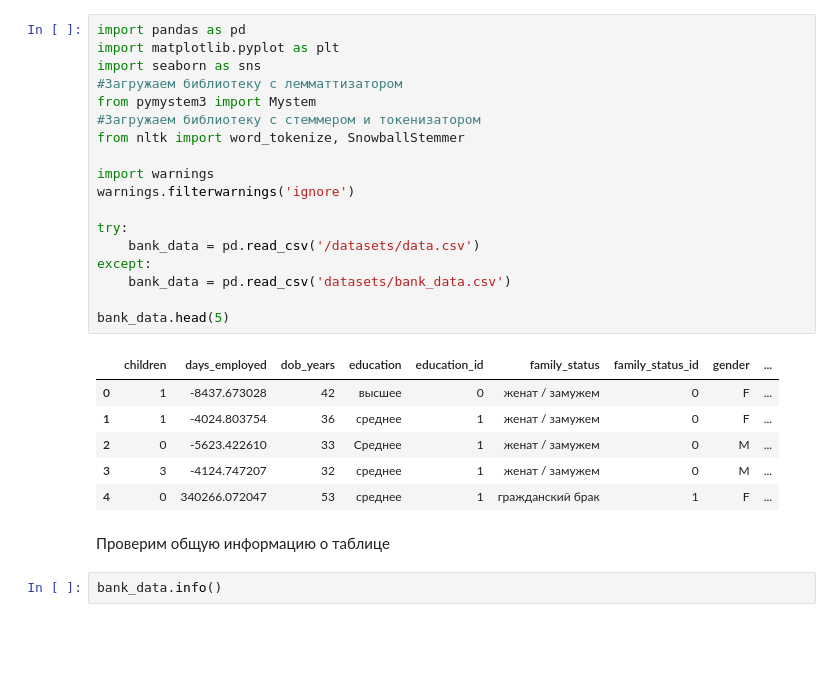
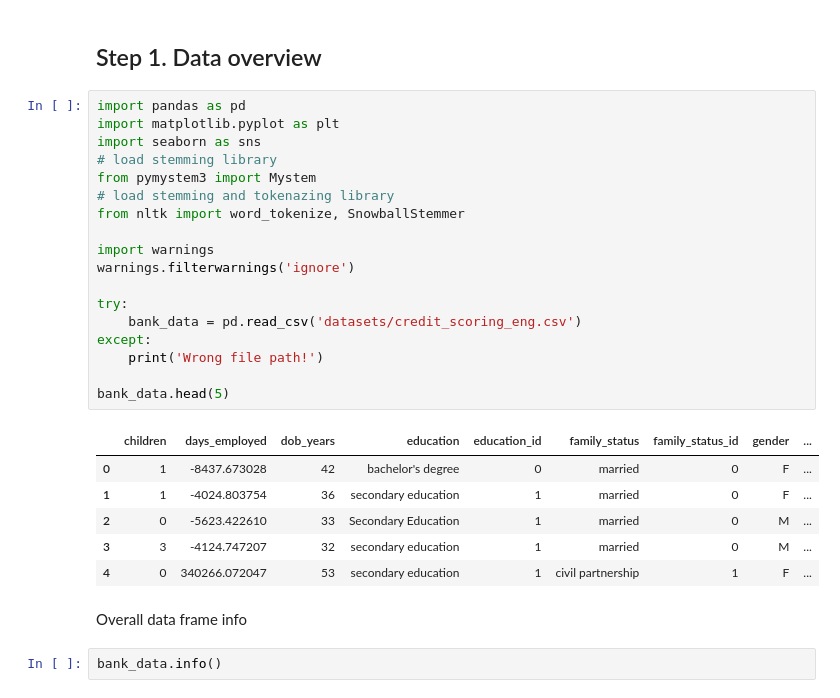
Before and after one commit to PersonalRec/Python-DS-and-ML, a Jupyter notebook: Module_1_github/Project_2 (Research on reliability of bank clients)/Research on reliability of bank clients.ipynb, the cells around one changed output. Saved outputs shown, nothing was run; the diff lists cells and outputs as text; blank space fills up the shorter version.

```diff
--- a/Module_1_github/Project_2 (Research on reliability of bank clients)/Research on reliability of bank clients.ipynb
+++ b/Module_1_github/Project_2 (Research on reliability of bank clients)/Research on reliability of bank clients.ipynb
@@ -15,30 +11,32 @@ P.S. Most of the projects starting from `Module 2` are made in English.
+# %% [markdown]
+## Step 1. Data overview
 # %%
 import pandas as pd
 import matplotlib.pyplot as plt
 import seaborn as sns
-#Загружаем библиотеку с лемматтизатором
+# load stemming library
 from pymystem3 import Mystem
-#Загружаем библиотеку с стеммером и токенизатором
+# load stemming and tokenazing library
 from nltk import word_tokenize, SnowballStemmer
 
 import warnings
 warnings.filterwarnings('ignore')
 
 try:
-    bank_data = pd.read_csv('/datasets/data.csv')
+    bank_data = pd.read_csv('datasets/credit_scoring_eng.csv')
 except:
-    bank_data = pd.read_csv('datasets/bank_data.csv')
+    print('Wrong file path!')
 
 bank_data.head(5)
 # %% [output]
 |  | children | days_employed | dob_years | education | education_id | family_status | family_status_id | gender | ... |
-| 0 | 1 | -8437.673028 | 42 | высшее | 0 | женат / замужем | 0 | F | ... |
-| 1 | 1 | -4024.803754 | 36 | среднее | 1 | женат / замужем | 0 | F | ... |
-| 2 | 0 | -5623.422610 | 33 | Среднее | 1 | женат / замужем | 0 | M | ... |
-| 3 | 3 | -4124.747207 | 32 | среднее | 1 | женат / замужем | 0 | M | ... |
-| 4 | 0 | 340266.072047 | 53 | среднее | 1 | гражданский брак | 1 | F | ... |
+| 0 | 1 | -8437.673028 | 42 | bachelor's degree | 0 | married | 0 | F | ... |
+| 1 | 1 | -4024.803754 | 36 | secondary education | 1 | married | 0 | F | ... |
+| 2 | 0 | -5623.422610 | 33 | Secondary Education | 1 | married | 0 | M | ... |
+| 3 | 3 | -4124.747207 | 32 | secondary education | 1 | married | 0 | M | ... |
+| 4 | 0 | 340266.072047 | 53 | secondary education | 1 | civil partnership | 1 | F | ... |
-# %% [markdown]
-Проверим общую информацию о таблице
+# %% [markdown]
+Overall data frame info
 # %%
 bank_data.info()
 # %% [output]
```
Also changed, not shown: parts of 156 cells of this notebook.
